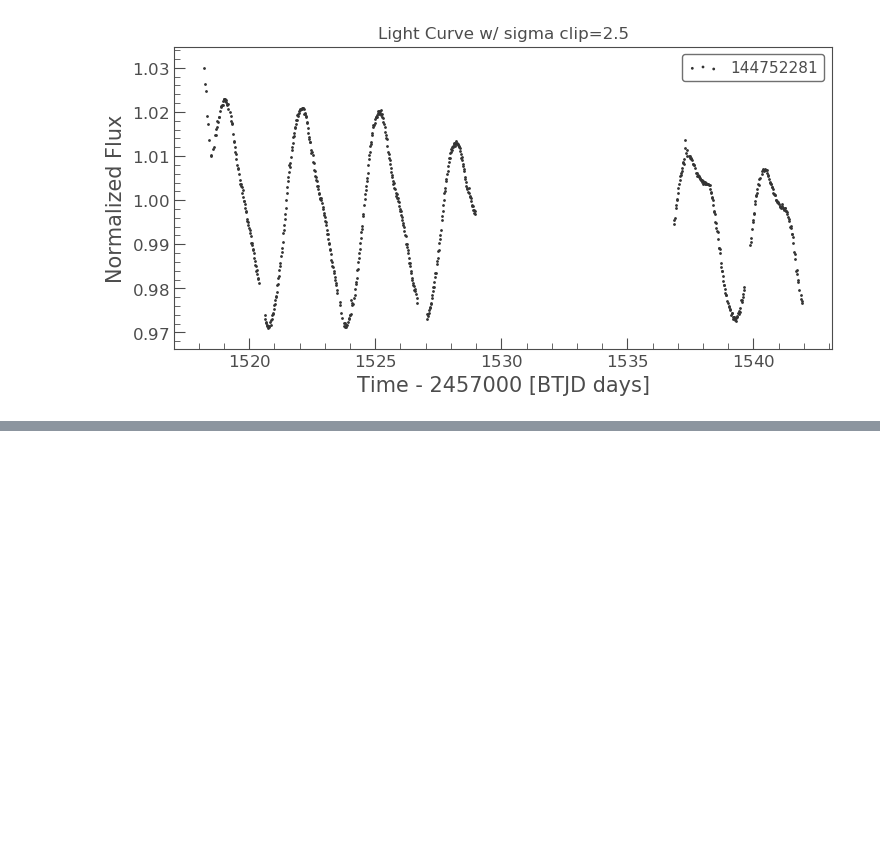
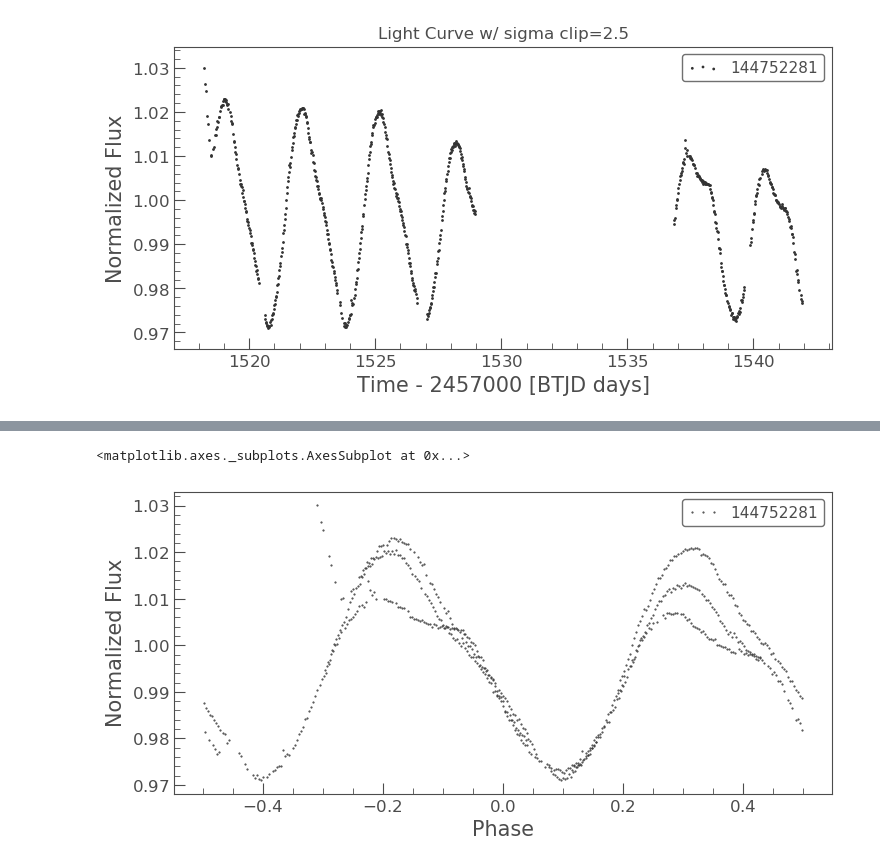
Before and after one commit to AstroJosePC/TESSDataExploration, a Jupyter notebook: Peridograms.ipynb, the cells around one changed output, grey strips where cells are left out. Saved outputs shown, nothing was run; the diff lists cells and outputs as text; code cells hidden in the pictures; blank space fills up the shorter version.

```diff
--- a/Peridograms.ipynb
+++ b/Peridograms.ipynb
@@ -54,0 +70,6 @@ Text(0.5, 1.0, 'Folded Light Curve using period=6.10')
+# %%
+# I think actual period is a bit above 6 days.
+lc.remove_outliers(sigma=2.5).fold(period=pg.period_at_max_power.value*2).plot(title=f'Folded Light Curve; Period={pg.period_at_max_power.value}', ls='', marker='.')
+# %% [output]
+<matplotlib.axes._subplots.AxesSubplot at 0x...>
+[figure, added]
```
Also changed, not shown: parts of 6 cells of this notebook.
